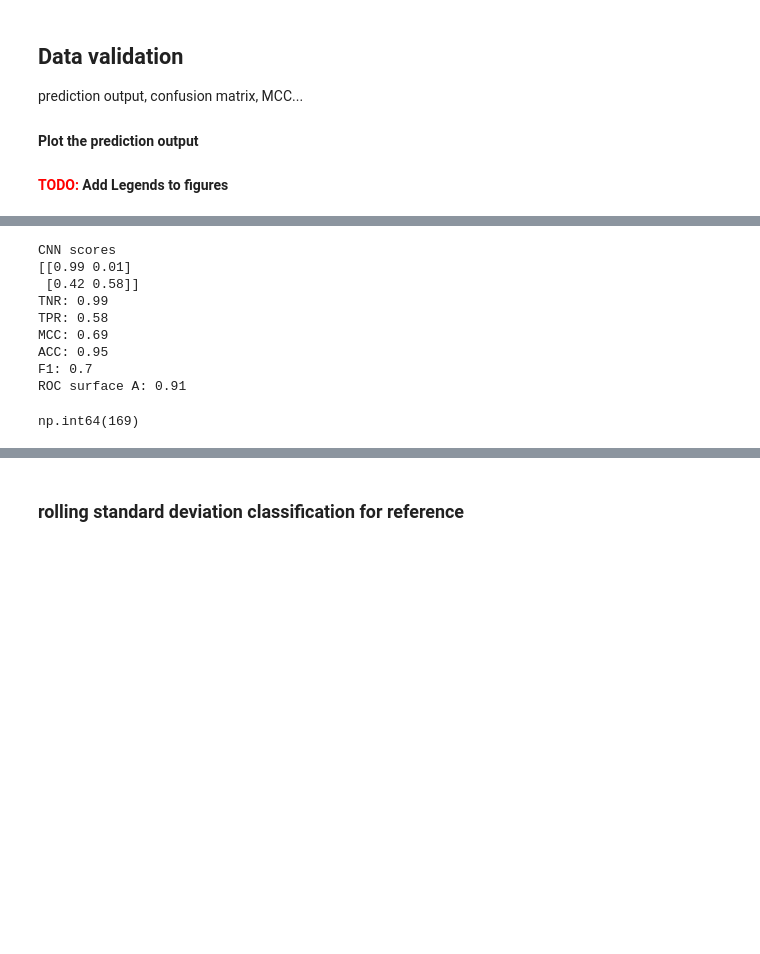
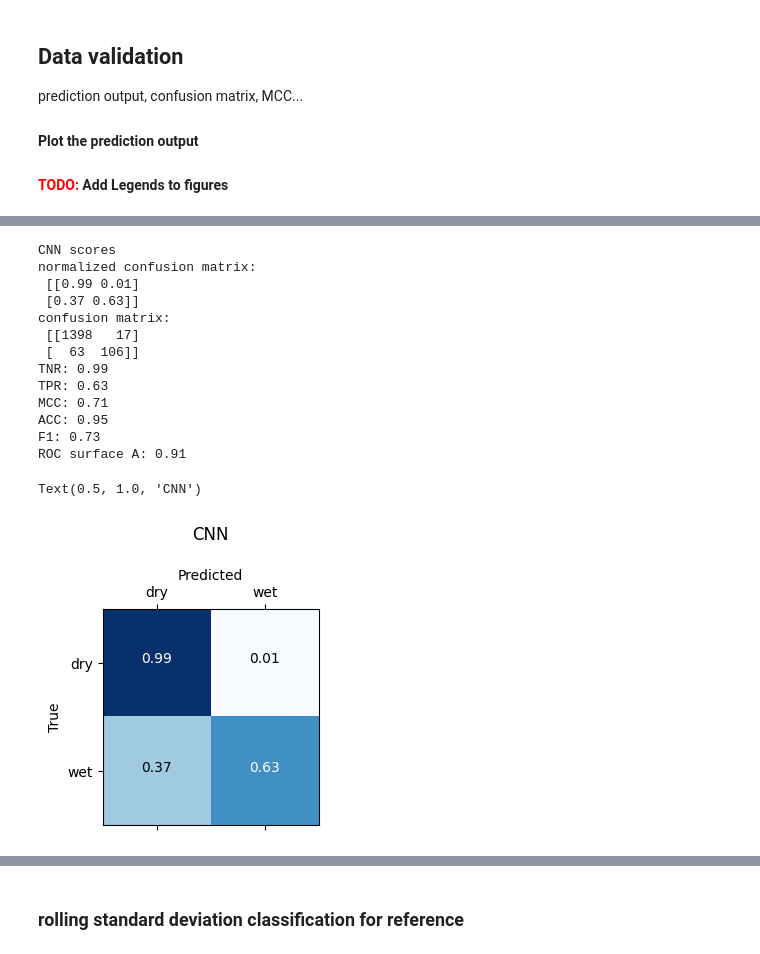
Before and after one commit to xkalet07/cml_wd_telcosense, a Jupyter notebook: attempt_01_dummy_data/my_train_cnn_1cml.ipynb, the cells around one changed output, grey strips where cells are left out. Drawn from its saved outputs; the diff is of its cells as text; code cells hidden in the pictures; blank space fills up the shorter version.

```diff
--- a/attempt_01_dummy_data/my_train_cnn_1cml.ipynb
+++ b/attempt_01_dummy_data/my_train_cnn_1cml.ipynb
@@ -485,7 +468,9 @@ print('CNN scores')
 
 # confusion matrix
 cm = skl.confusion_matrix(ds.ref_wd, ds.cnn_wd, labels=[0,1], normalize='true').round(decimals=2)
-print(cm)
+print('normalized confusion matrix:\n',cm)
+
+print('confusion matrix:\n',skl.confusion_matrix(ds.ref_wd, ds.cnn_wd).round(decimals=2))
 print('TNR:', cm[0,0])
 print('TPR:', cm[1,1])
 
@@ -505,18 +490,44 @@ a = roc_surface(roc).round(decimals=2)
 print('ROC surface A:', a)
 # %% [output]
 CNN scores
-[[0.99 0.01]
- [0.42 0.58]]
+normalized confusion matrix:
+ [[0.99 0.01]
+ [0.37 0.63]]
+confusion matrix:
+ [[1398   17]
+ [  63  106]]
 TNR: 0.99
-TPR: 0.58
-MCC: 0.69
+TPR: 0.63
+MCC: 0.71
 ACC: 0.95
-F1: 0.7
+F1: 0.73
 ROC surface A: 0.91
-# %%
-tot_pop2
-# %% [output]
-np.int64(169)
+# %%
+import itertools
+
+# plot the confusion matrix
+labels = ['dry', 'wet']
+
+fig, ax1 = plt.subplots(figsize=(3,3), sharex=True)
+#ax1 = fig.add_subplot(131)
+
+cax = ax1.matshow(cm, cmap=plt.cm.Blues)
+ax1.set_xticklabels([''] + labels)
+ax1.set_yticklabels([''] + labels)
+fmt = '.2f'
+thresh = cm.max() / 2.
+for i, j in itertools.product(range(cm.shape[0]), range(cm.shape[1])):
+    plt.text(j, i, format(cm[i, j], fmt),
+             horizontalalignment="center",
+             color="white" if cm[i, j] > thresh else "black")
+plt.xlabel('Predicted')
+plt.ylabel('True')
+ax1.xaxis.set_label_position('top')
+plt.tight_layout()
+plt.title('CNN', pad=50)
+# %% [output]
+Text(0.5, 1.0, 'CNN')
+[figure, added]
 # %%
 for inputs, targets in tqdm(trainloader):
     print(nn.Flatten(0,1)(model(inputs)))
```
Also changed, not shown: parts of 9 cells of this notebook.
